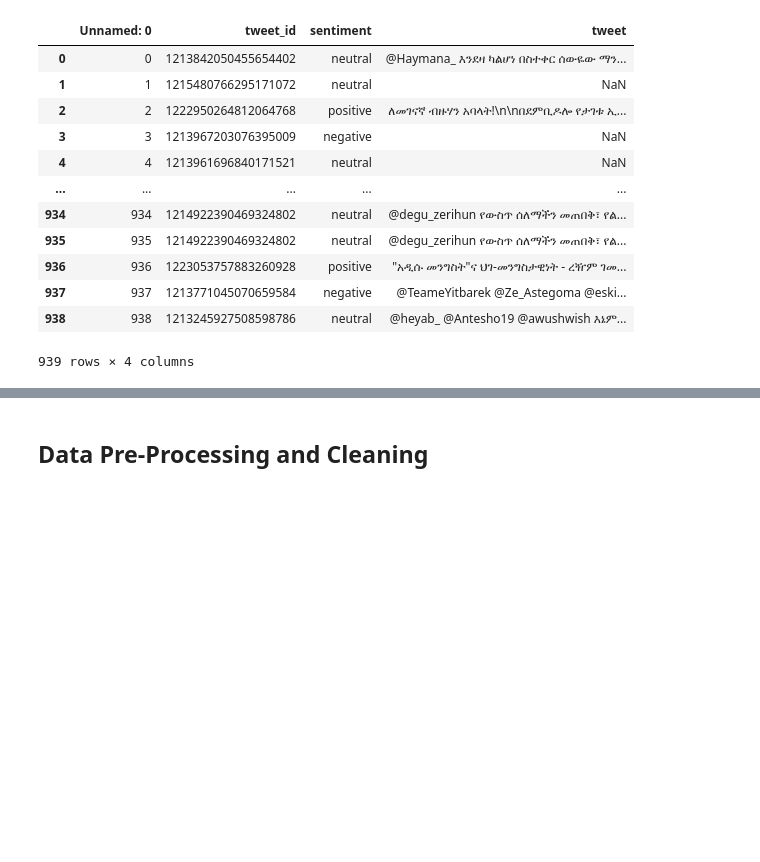
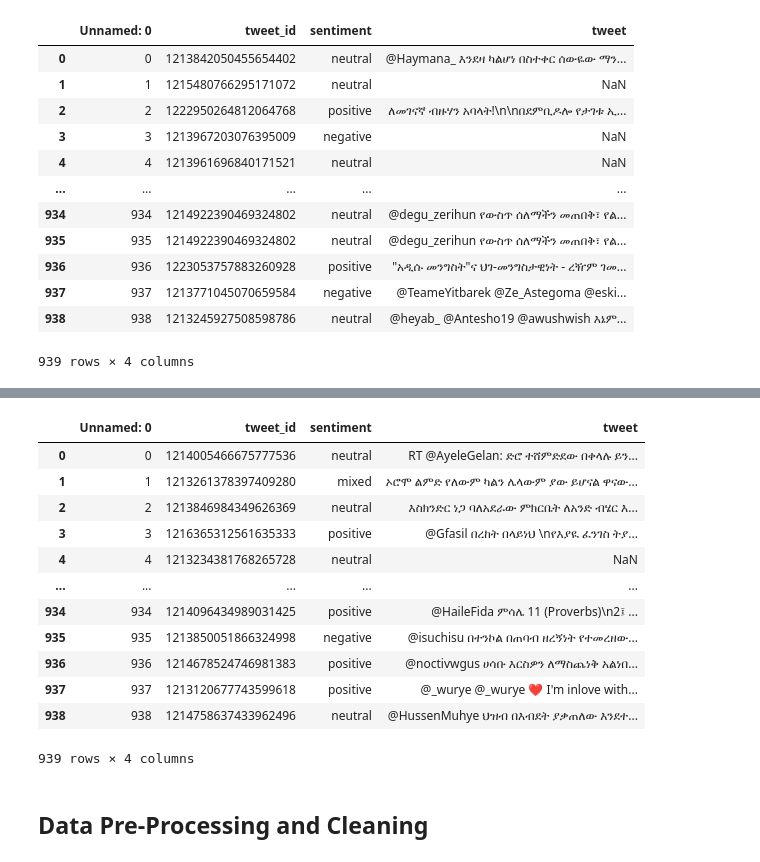
Before and after one commit to liyaSileshi/amharic-sentiment-analysis, a Jupyter notebook: tweet_preprocess.ipynb, the cells around one changed output, grey strips where cells are left out. Saved outputs shown, nothing was run; the diff lists cells and outputs as text; code cells hidden in the pictures; blank space fills up the shorter version.

```diff
--- a/tweet_preprocess.ipynb
+++ b/tweet_preprocess.ipynb
@@ -40,3 +58,21 @@ df_test
+# %%
+url = "https://raw.githubusercontent.com/liyaSileshi/amharic-sentiment-analysis/main/data_preprocess/dev.csv"
+df_valid = pd.read_csv(url)
+df_valid
+# %% [output]
+|  | Unnamed: 0 | tweet_id | sentiment | tweet |
+| 0 | 0 | 1214005466675777536 | neutral | RT @AyeleGelan: ድሮ ተሸምድደው በቀላሉ ይን... |
+| 1 | 1 | 1213261378397409280 | mixed | ኦሮሞ ልምድ የለውም ካልን ሌላውም ያው ይሆናል ዋናው... |
+| 2 | 2 | 1213846984349626369 | neutral | እስክንድር ነጋ ባለአደራው ምክርቤት ለአንድ ብሄር እ... |
+| 3 | 3 | 1216365312561635333 | positive | @Gfasil በረከት በላይነህ \nየእያዪ ፈንገስ ትያ... |
+| 4 | 4 | 1213234381768265728 | neutral | NaN |
+| ... | ... | ... | ... | ... |
+| 934 | 934 | 1214096434989031425 | positive | @HaileFida ምሳሌ 11 (Proverbs)\n2፤ ... |
+| 935 | 935 | 1213850051866324998 | negative | @isuchisu በተንኮል በጠባብ ዘረኝነት የተመረዘው... |
+| 936 | 936 | 1214678524746981383 | positive | @noctivwgus ሀሳቡ እርስዎን ለማስጨነቅ አልነበ... |
+| 937 | 937 | 1213120677743599618 | positive | @_wurye @_wurye ❤ I'm inlove with... |
+| 938 | 938 | 1214758637433962496 | neutral | @HussenMuhye ህዝብ በእብደት ያቃጠለው እንደተ... |
+939 rows × 4 columns
 # %% [markdown]
 ## Data Pre-Processing and Cleaning
 # %%
```
Also changed, not shown: parts of 22 cells of this notebook.
